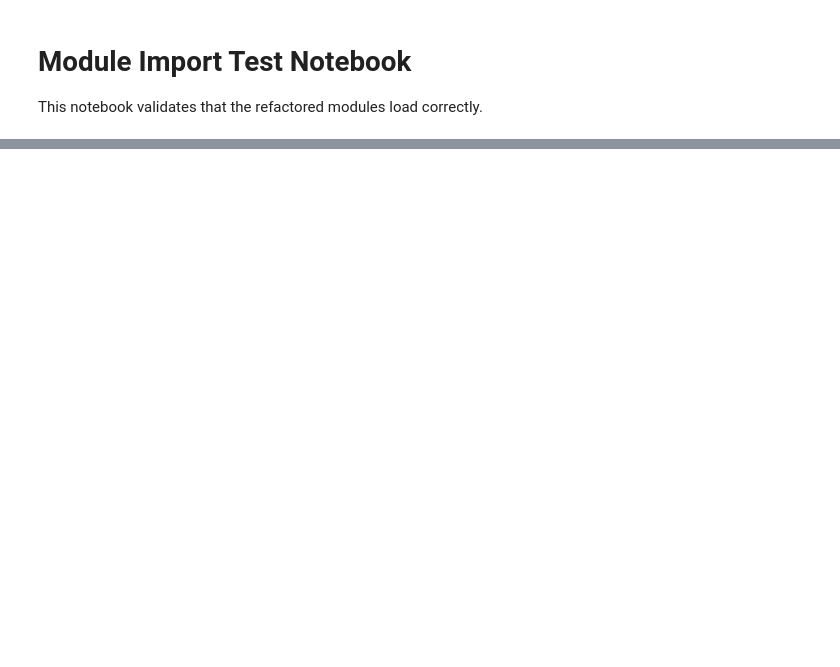
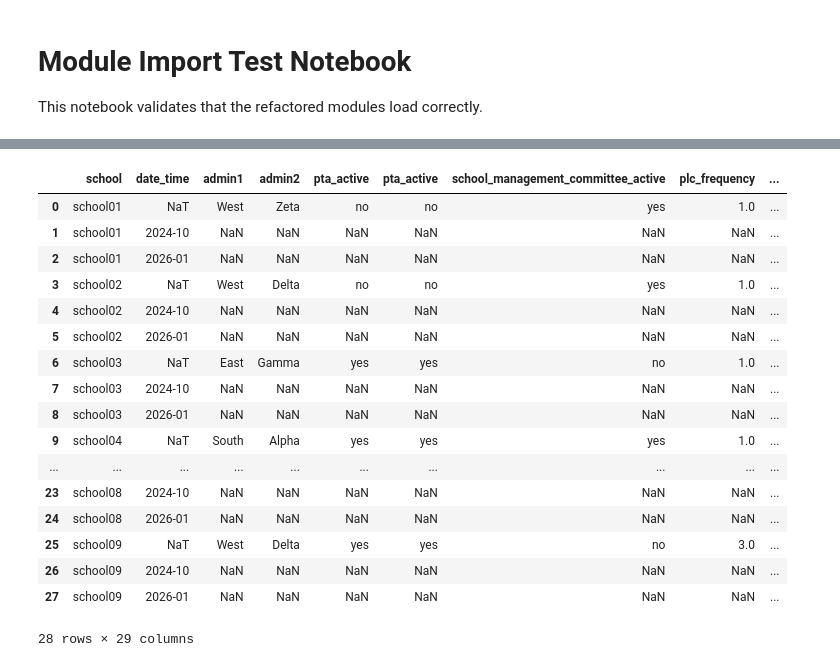
Before and after one commit to fergal-turner/mwm_poc_v2, a Jupyter notebook: notebooks/test_notebook.ipynb, the cells around one changed output, grey strips where cells are left out. Saved outputs shown, nothing was run; the diff lists cells and outputs as text; code cells hidden in the pictures; blank space fills up the shorter version.

```diff
--- a/notebooks/test_notebook.ipynb
+++ b/notebooks/test_notebook.ipynb
@@ -17,33 +17,8 @@ import seaborn as sns
 
 BASE_DIR = Path.cwd().resolve().parent
 DATA_DIR = BASE_DIR / "data"
-FIG_DIR = BASE_DIR / "results" / "figures"
-TAB_DIR = BASE_DIR / "results" / "tables"
-for p in [FIG_DIR, TAB_DIR]:
-    p.mkdir(parents=True, exist_ok=True)
+INPUT_DIR = DATA_DIR / "input"
 
-SAVE_FIGS = True
-SAVE_TABLES = True
-DPI = 300
-
-pd.set_option("display.max_rows", 200)
-pd.set_option("display.max_columns", 200)
-
-sc_colors = {
-    'red': '#da291c',          'medium red': '#ed7b73',    'light red': '#f9d3d0',
-    'purple': '#ae90c3',       'medium purple': '#cebcdb', 'light purple': '#efe9f3',
-    'yellow': '#fecf28',       'medium yellow': '#ffeca9', 'light yellow': '#fff5d4',
-    'blue': '#99cccc',         'medium blue': '#d6ebeb',   'light blue': '#ebf5f5',
-    'green': '#45b283',        'medium green': '#8dd3b5',  'light green': '#d9f0e6',
-    'grey': '#e7e6e6'
-}
-
-mpl.rcParams['font.family'] = 'Calibri'
-sns.set_theme(style='whitegrid')
-
-def style_axis(ax, face='grey'):
-    ax.set_facecolor(sc_colors.get(face, '#f6f6f6'))
-    ax.spines[['top', 'right']].set_visible(False)
 
 if str(BASE_DIR) not in sys.path:
     sys.path.insert(0, str(BASE_DIR))
@@ -59,0 +103,4 @@ print("Imports succeeded: ingest.py and aggregate.py are available.")
+# %%
+ds_school = build_dataset(file_path=str(INPUT_DIR / "school_sample.csv"))
+ds_school = aggregates(ds_school)
+ds_school_combined = school_combined(ds_school, output_dir=BASE_DIR / "data" / "output")
@@ -59,0 +119,21 @@ print("Imports succeeded: ingest.py and aggregate.py are available.")
+# %%
+ds_school_combined.df_short.head(30)
+# %% [output]
+|  | school | date_time | admin1 | admin2 | pta_active | pta_active | school_management_committee_active | plc_frequency | ... |
+| 0 | school01 | NaT | West | Zeta | no | no | yes | 1.0 | ... |
+| 1 | school01 | 2024-10 | NaN | NaN | NaN | NaN | NaN | NaN | ... |
+| 2 | school01 | 2026-01 | NaN | NaN | NaN | NaN | NaN | NaN | ... |
+| 3 | school02 | NaT | West | Delta | no | no | yes | 1.0 | ... |
+| 4 | school02 | 2024-10 | NaN | NaN | NaN | NaN | NaN | NaN | ... |
+| 5 | school02 | 2026-01 | NaN | NaN | NaN | NaN | NaN | NaN | ... |
+| 6 | school03 | NaT | East | Gamma | yes | yes | no | 1.0 | ... |
+| 7 | school03 | 2024-10 | NaN | NaN | NaN | NaN | NaN | NaN | ... |
+| 8 | school03 | 2026-01 | NaN | NaN | NaN | NaN | NaN | NaN | ... |
+| 9 | school04 | NaT | South | Alpha | yes | yes | yes | 1.0 | ... |
+| ... | ... | ... | ... | ... | ... | ... | ... | ... | ... |
+| 23 | school08 | 2024-10 | NaN | NaN | NaN | NaN | NaN | NaN | ... |
+| 24 | school08 | 2026-01 | NaN | NaN | NaN | NaN | NaN | NaN | ... |
+| 25 | school09 | NaT | West | Delta | yes | yes | no | 3.0 | ... |
+| 26 | school09 | 2024-10 | NaN | NaN | NaN | NaN | NaN | NaN | ... |
+| 27 | school09 | 2026-01 | NaN | NaN | NaN | NaN | NaN | NaN | ... |
+28 rows × 29 columns
```
Also changed, not shown: parts of 9 cells of this notebook, 19 other files.
